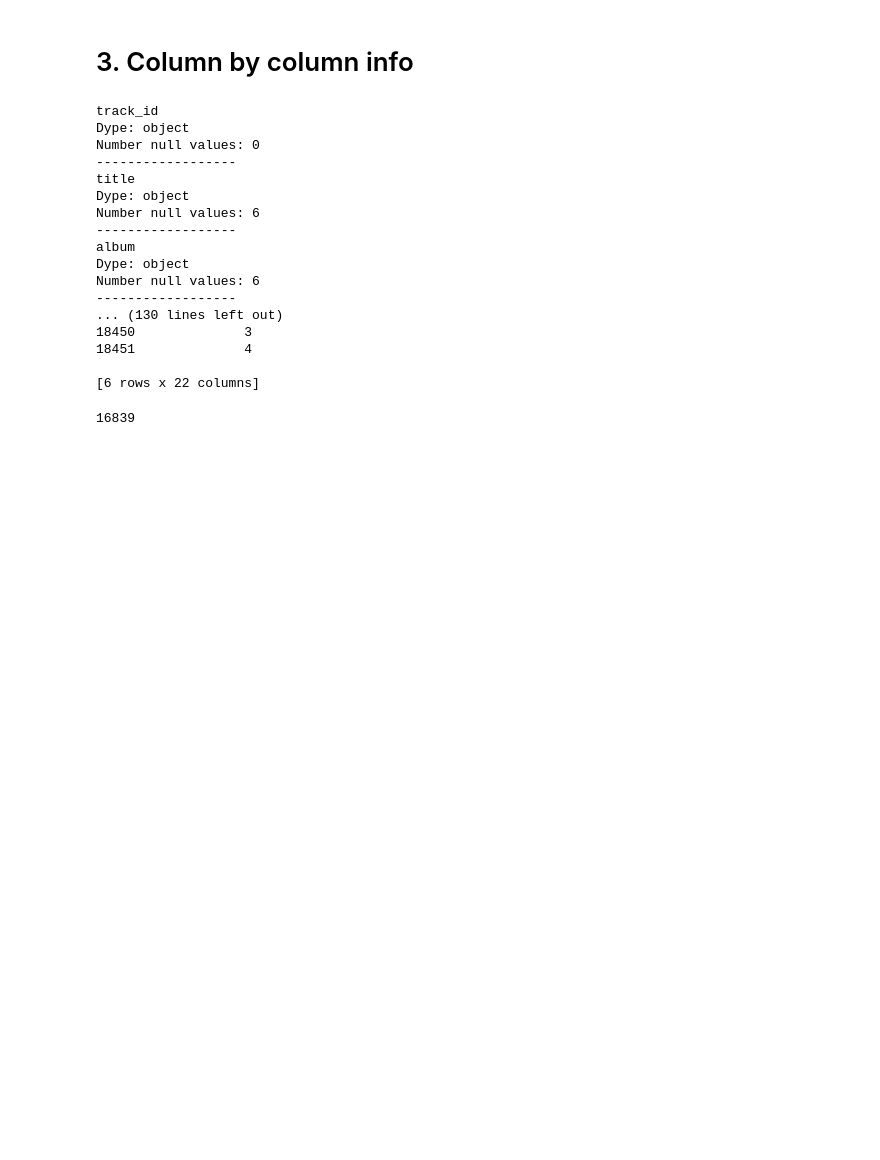
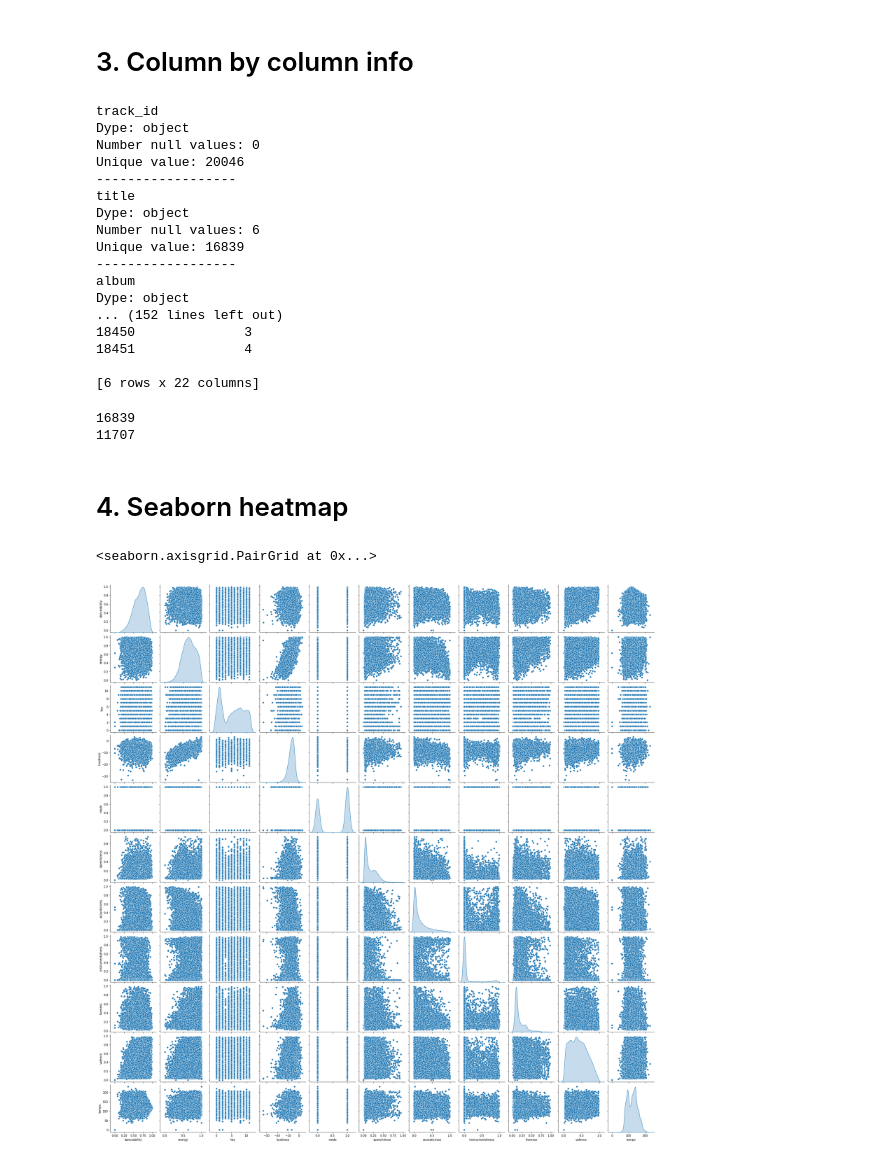
Before and after one commit to strobosco/CSCHacks, a Jupyter notebook: EDA/eda.ipynb, the cells around one changed output. Drawn from its saved outputs; the diff is of its cells as text; code cells hidden in the pictures; blank space fills up the shorter version.

Commit message:
New data EDA

```diff
--- a/EDA/eda.ipynb
+++ b/EDA/eda.ipynb
@@ -84,6 +74,7 @@ for column in data.columns.values:
   print(column)
   print(f"Dype: {data[column].dtype}")
   print(f"Number null values: {data[column].isnull().sum()}")
+  print(f"Unique value: {len(data[column].unique())}")
   print("------------------")
 
 print(f"The null values are: \n {data[data.isnull().any(axis=1)]}")
@@ -91,22 +82,31 @@ print(f"The null values are: \n {data[data.isnull().any(axis=1)]}")
 track_id
 Dype: object
 Number null values: 0
+Unique value: 20046
 ------------------
 title
 Dype: object
 Number null values: 6
+Unique value: 16839
 ------------------
 album
 Dype: object
-Number null values: 6
-------------------
-... (130 lines left out)
+... (152 lines left out)
 18450              3
 18451              4
 
 [6 rows x 22 columns]
 # %%
 print(len(data['title'].unique()))
-print(len(data['album'].unique))
+print(len(data['album'].unique()))
 # %% [output]
 16839
+11707
+# %% [markdown]
+# 4. Seaborn heatmap
+# %%
+# PARIPLOT_FEATURES = AUDIO_FEATURES.append('genre')
+sns.pairplot(data=data[AUDIO_FEATURES], diag_kind='kde')
+# %% [output]
+<seaborn.axisgrid.PairGrid at 0x...>
+[figure, added]
```
Also changed, not shown: parts of 2 cells of this notebook.
